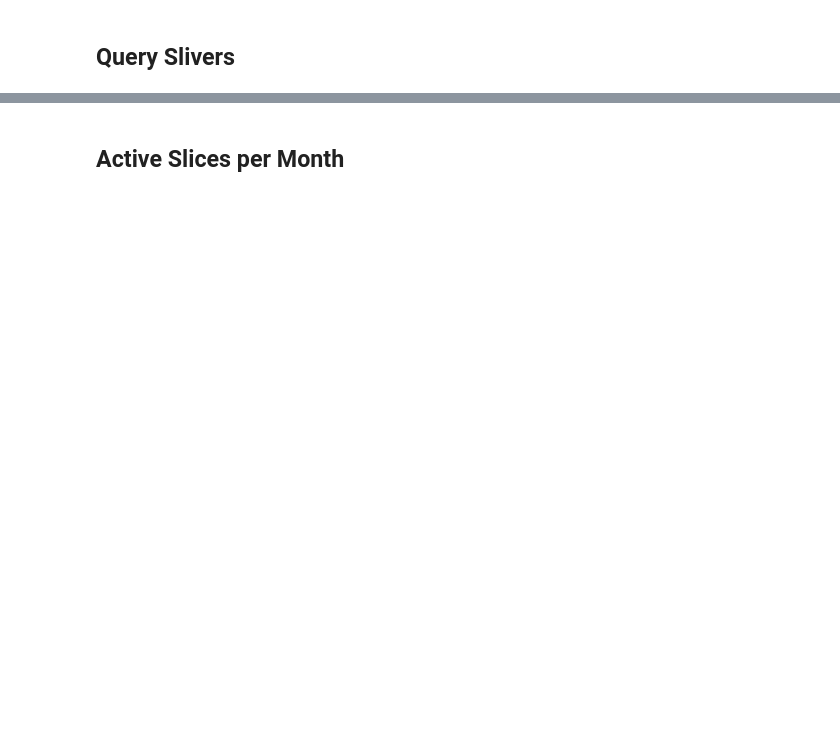
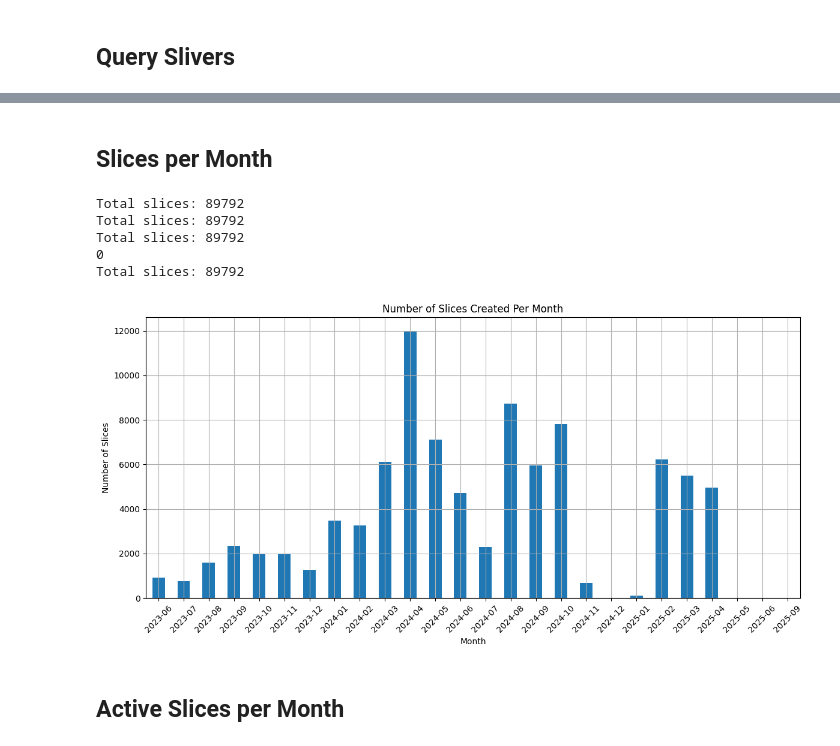
Before and after one commit to fabric-testbed/reports, a Jupyter notebook: tools/reports.ipynb, the cells around one changed output, grey strips where cells are left out. Cells and saved outputs as stored; diff of their text form; code cells hidden in the pictures; blank space fills up the shorter version.

Commit message:
update notebook to have mixed timestamps, start_time, end_time

```diff
--- a/tools/reports.ipynb
+++ b/tools/reports.ipynb
@@ -181,0 +470,6 @@ plt.show()
+# %%
+# Step 1: Fetch all slices
+response = api.query_slices(fetch_all=True, per_page=1000)
+slices = response["data"]
+print(f"Total slices: {response.get('total')}")
+print(json.dumps(slices[0], indent=4))
@@ -182,3 +492,41 @@ plt.show()
+# %% [markdown]
+## Slices per Month
+# %%
+slices = response["data"]
+print(f"Total slices: {len(slices)}")
+
+# Step 3: Create DataFrame and process dates
+df = pd.DataFrame(slices)
+print(f"Total slices: {len(df)}")
+
+df['lease_start'] = pd.to_datetime(df['lease_start'], format="mixed", utc=True)
+print(f"Total slices: {len(df)}")
+
+print(df['lease_start'].isna().sum())  # How many missing dates
+
+
+df['month'] = df['lease_start'].dt.to_period('M')  # '2025-04'
+
+print(f"Total slices: {len(df)}")
+
+monthly_counts = df.groupby('month').size().sort_index()
+
+# Step 6: Plot
+monthly_counts.plot(kind='bar', figsize=(12, 6))
+plt.title('Number of Slices Created Per Month')
+plt.xlabel('Month')
+plt.ylabel('Number of Slices')
+plt.xticks(rotation=45)
+plt.grid(True)
+plt.tight_layout()
+plt.show()
+# %% [output]
+Total slices: 89792
+Total slices: 89792
+Total slices: 89792
+0
+Total slices: 89792
+[figure, added]
 # %% [markdown]
 ## Active Slices per Month
 # %%
```
Also changed, not shown: parts of 32 cells of this notebook, 2 other files.
